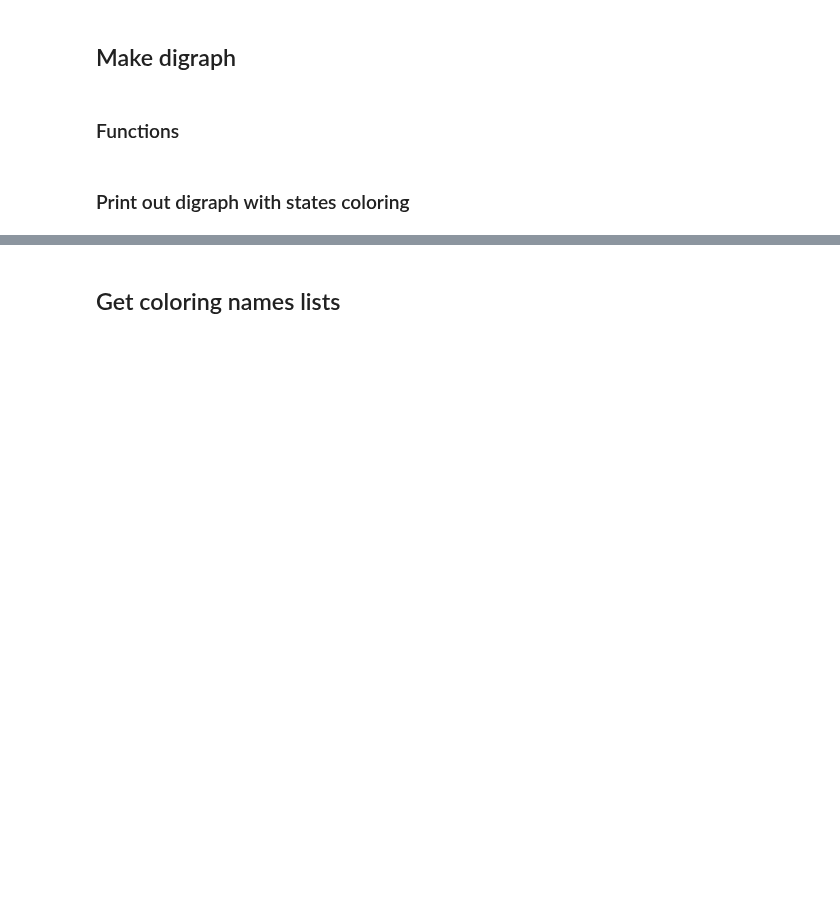
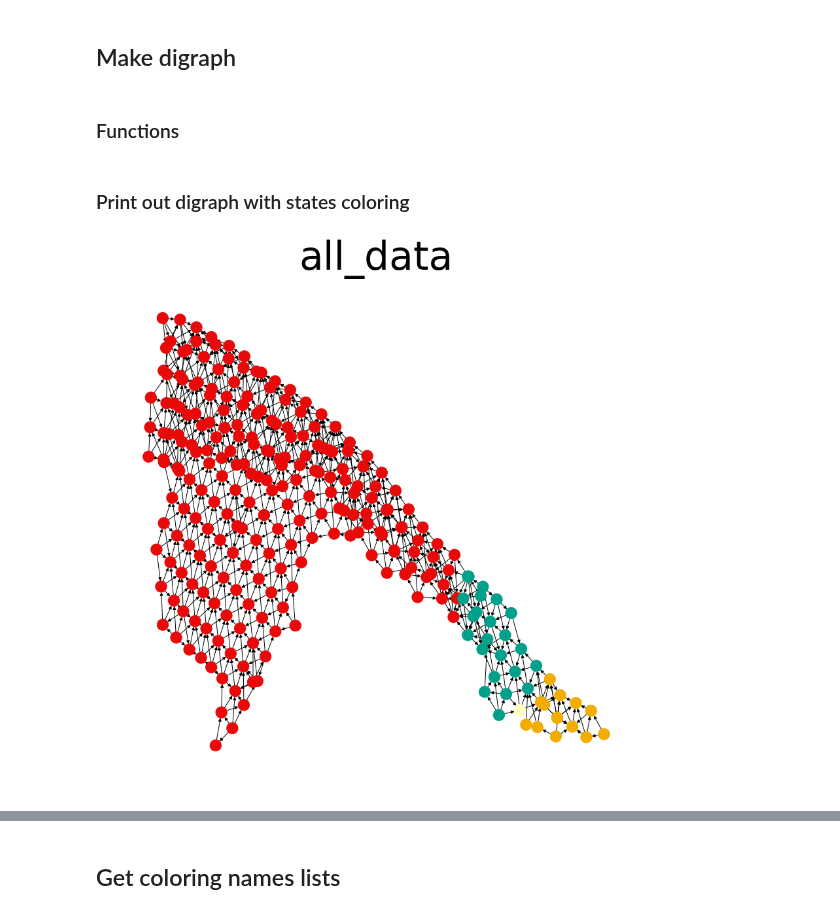
Before and after one commit to amberlee0516/UMR-TDA-2021, a Jupyter notebook: pools_specific_EDA/Upper Pool 4/tda.ipynb, the cells around one changed output, grey strips where cells are left out. Saved outputs shown, nothing was run; the diff lists cells and outputs as text; code cells hidden in the pictures; blank space fills up the shorter version.

```diff
--- a/pools_specific_EDA/Upper Pool 4/tda.ipynb
+++ b/pools_specific_EDA/Upper Pool 4/tda.ipynb
@@ -391,5 +400,7 @@ scomplex['maxima'] = get_local_maxima(scomplex['graph'])
 # %% [markdown]
 ### Print out digraph with states coloring
 # %%
-filepath = "all_data_digraph.png"
+filepath = "all_data.png"
 draw_graph(scomplex, filepath, with_labels = False)
+# %% [output]
+[figure, added]
```
Also changed, not shown: parts of 3 cells of this notebook, 2 other files.
